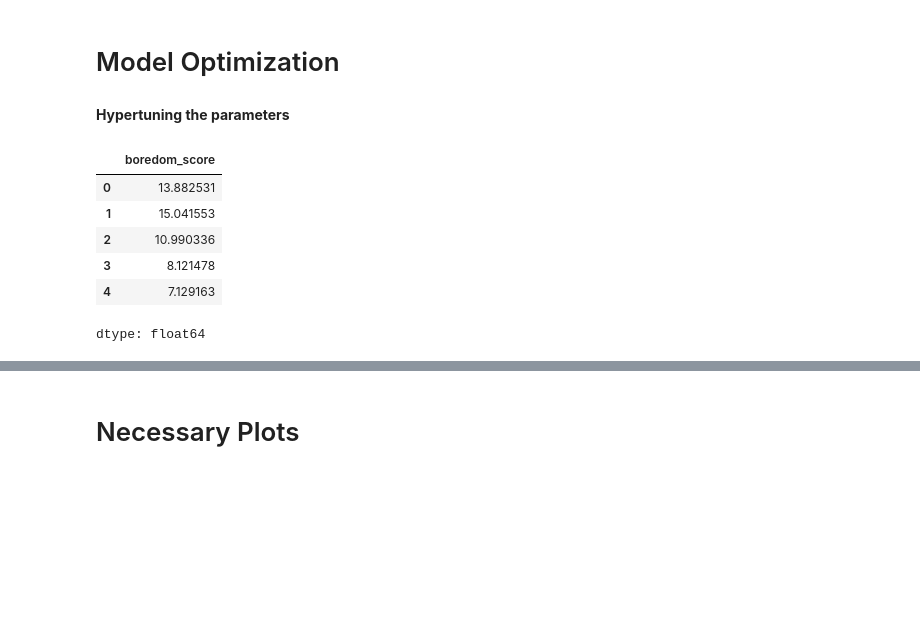
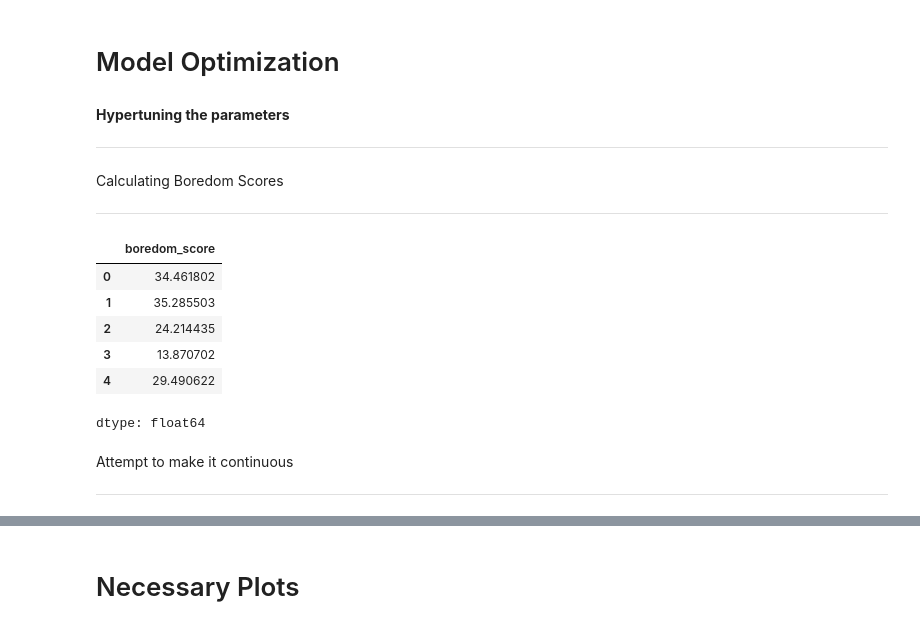
Before and after one commit to gaixen/BCS_recruitment, a Jupyter notebook: Are You Bored Yet?/demo_solution.ipynb, the cells around one changed output, grey strips where cells are left out. Cells and saved outputs as stored; diff of their text form; code cells hidden in the pictures; blank space fills up the shorter version.

```diff
--- a/Are You Bored Yet?/demo_solution.ipynb
+++ b/Are You Bored Yet?/demo_solution.ipynb
@@ -199,20 +199,31 @@ dtype: int64
 # Model Optimization
 # %% [markdown]
 **Hypertuning the parameters**
+
+
+---
 # %%
 w1=1.0 #more than 0
 w2=1.0 #more than 0
 w3=1.0 #more than 0
 w4=1.0 #more than 0
 w5=1.0 #more than 0
+# %% [markdown]
+Calculating Boredom Scores
+
+---
 # %%
-df['boredom_score'] = (w1*df['reaction_time_smoothed'] +w2*(1 - df['rolling_accuracy']) + w3*df['trial_duration']+w4*df['skip_rate_smoothed']+w5*df['inter_trial_interval'])
+df['boredom_score'] = (w1*df['reaction_time_smoothed'] +w2*(1 - df['rolling_accuracy']) + w3*df['trial_duration']+w4*df['skip_rate_smoothed'])
 df['boredom_score'].head()
 # %% [output]
 |  | boredom_score |
-| 0 | 13.882531 |
-| 1 | 15.041553 |
-| 2 | 10.990336 |
-| 3 | 8.121478 |
-| 4 | 7.129163 |
+| 0 | 34.461802 |
+| 1 | 35.285503 |
+| 2 | 24.214435 |
+| 3 | 13.870702 |
+| 4 | 29.490622 |
 dtype: float64
+# %% [markdown]
+Attempt to make it continuous
+
+---
```
Also changed, not shown: parts of 13 cells of this notebook.
